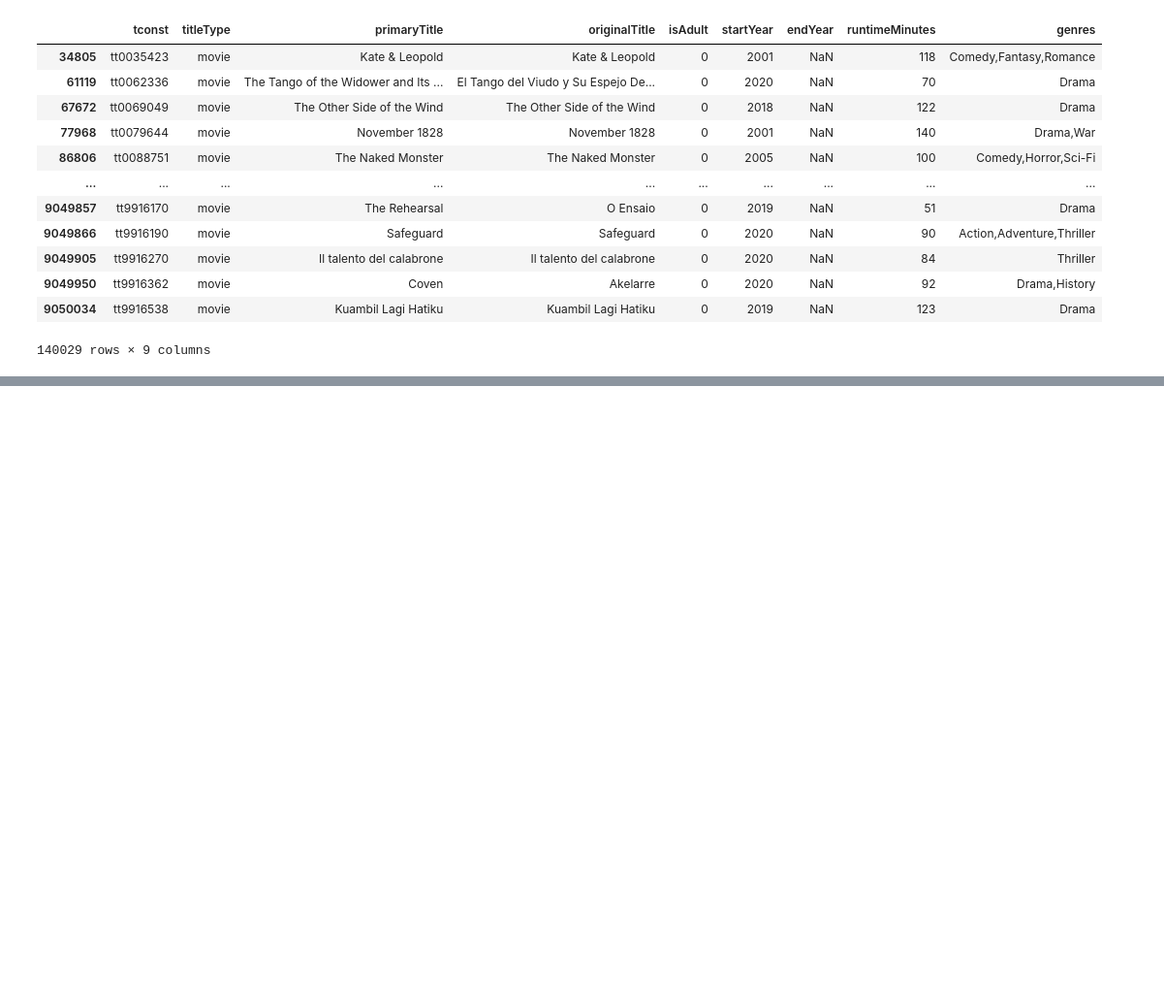
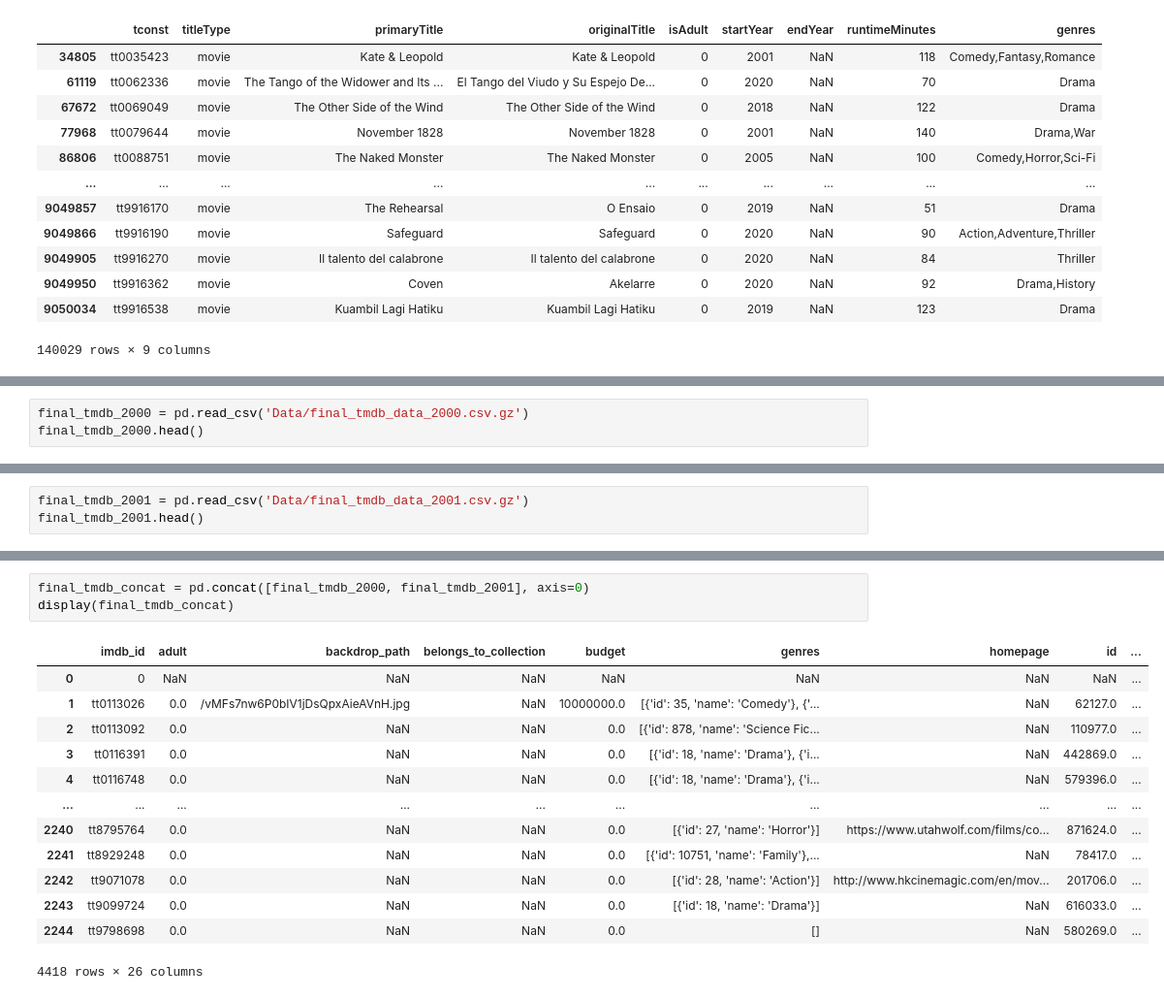
Before and after one commit to edfakie2/DOJO-PRODJECT-3, a Jupyter notebook: Prodject 3 .ipynb, the cells around one changed output, grey strips where cells are left out. Shown: that part at 97% size. Cells and saved outputs as stored; diff of their text form; blank space fills up the shorter version.

```diff
--- a/Prodject 3 .ipynb
+++ b/Prodject 3 .ipynb
@@ -313,0 +387,3 @@ def write_json(new_data, filename):
+# %%
+final_tmdb_2000 = pd.read_csv('Data/final_tmdb_data_2000.csv.gz')
+final_tmdb_2000.head()
@@ -313,0 +398,3 @@ def write_json(new_data, filename):
+# %%
+final_tmdb_2001 = pd.read_csv('Data/final_tmdb_data_2001.csv.gz')
+final_tmdb_2001.head()
@@ -313,0 +409,17 @@ def write_json(new_data, filename):
+# %%
+final_tmdb_concat = pd.concat([final_tmdb_2000, final_tmdb_2001], axis=0)
+display(final_tmdb_concat)
+# %% [output]
+|  | imdb_id | adult | backdrop_path | belongs_to_collection | budget | genres | homepage | id | ... |
+| 0 | 0 | NaN | NaN | NaN | NaN | NaN | NaN | NaN | ... |
+| 1 | tt0113026 | 0.0 | /vMFs7nw6P0bIV1jDsQpxAieAVnH.jpg | NaN | 10000000.0 | [{'id': 35, 'name': 'Comedy'}, {'... | NaN | 62127.0 | ... |
+| 2 | tt0113092 | 0.0 | NaN | NaN | 0.0 | [{'id': 878, 'name': 'Science Fic... | NaN | 110977.0 | ... |
+| 3 | tt0116391 | 0.0 | NaN | NaN | 0.0 | [{'id': 18, 'name': 'Drama'}, {'i... | NaN | 442869.0 | ... |
+| 4 | tt0116748 | 0.0 | NaN | NaN | 0.0 | [{'id': 18, 'name': 'Drama'}, {'i... | NaN | 579396.0 | ... |
+| ... | ... | ... | ... | ... | ... | ... | ... | ... | ... |
+| 2240 | tt8795764 | 0.0 | NaN | NaN | 0.0 | [{'id': 27, 'name': 'Horror'}] | https://www.utahwolf.com/films/co... | 871624.0 | ... |
+| 2241 | tt8929248 | 0.0 | NaN | NaN | 0.0 | [{'id': 10751, 'name': 'Family'},... | NaN | 78417.0 | ... |
+| 2242 | tt9071078 | 0.0 | NaN | NaN | 0.0 | [{'id': 28, 'name': 'Action'}] | http://www.hkcinemagic.com/en/mov... | 201706.0 | ... |
+| 2243 | tt9099724 | 0.0 | NaN | NaN | 0.0 | [{'id': 18, 'name': 'Drama'}] | NaN | 616033.0 | ... |
+| 2244 | tt9798698 | 0.0 | NaN | NaN | 0.0 | [] | NaN | 580269.0 | ... |
+4418 rows × 26 columns
```
Also changed, not shown: parts of 46 cells of this notebook, 9 other files.
